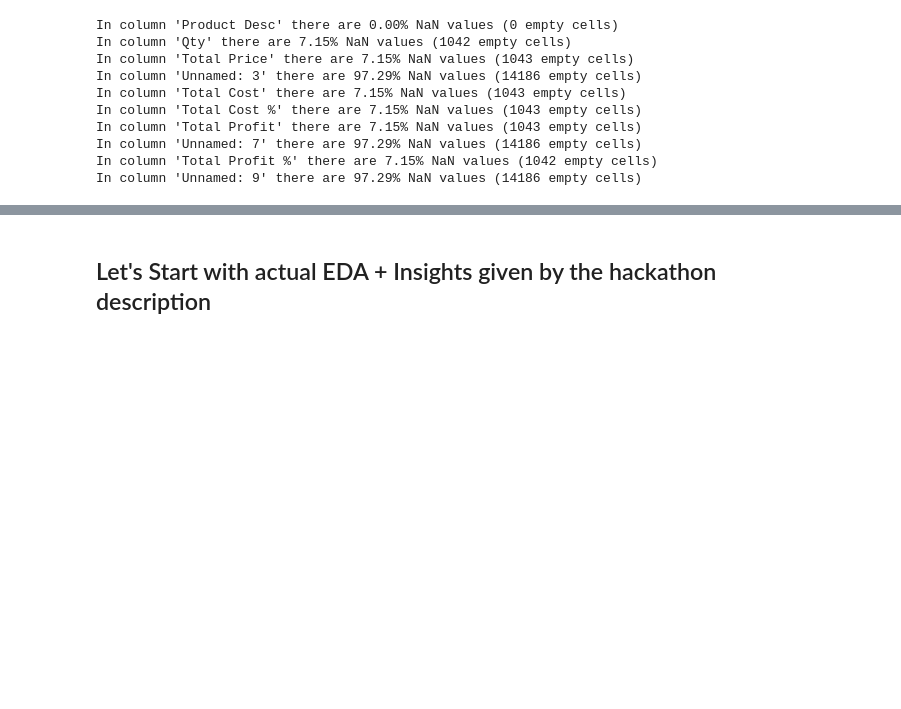
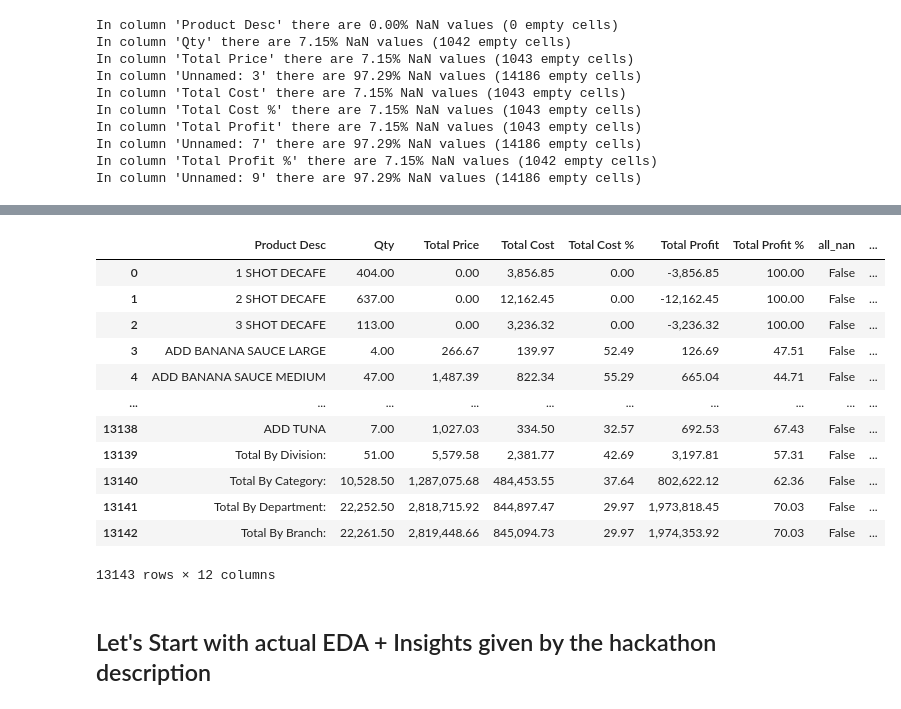
Before and after one commit to lbrahimKhaled/Stories-Coffee-Hackathon, a Jupyter notebook: EDA_14.ipynb, the cells around one changed output, grey strips where cells are left out. Saved outputs shown, nothing was run; the diff lists cells and outputs as text; code cells hidden in the pictures; blank space fills up the shorter version.

```diff
--- a/EDA_14.ipynb
+++ b/EDA_14.ipynb
@@ -36,3 +43,10 @@ In column 'Unnamed: 9' there are 97.29% NaN values (14186 empty cells)
+# %%
+##cleanup of useless rows (Jan or Product desc)
+col0 = df.columns[0]  # first column (should be "Product Desc")
+
+bad_values = {"22-Jan-26", "Product Desc"}
+
+df = df[~df[col0].astype(str).str.strip().isin(bad_values)].reset_index(drop=True)
 # %%
 #everything above 90% we ll drop completely useless LOL
 df = df.drop(columns = useless)
@@ -70,3 +228,19 @@ In column 'all_nan' there are 0.00% NaN values (0 empty cells)
+# %%
+df
+# %% [output]
+|  | Product Desc | Qty | Total Price | Total Cost | Total Cost % | Total Profit | Total Profit % | all_nan | ... |
+| 0 | 1 SHOT DECAFE | 404.00 | 0.00 | 3,856.85 | 0.00 | -3,856.85 | 100.00 | False | ... |
+| 1 | 2 SHOT DECAFE | 637.00 | 0.00 | 12,162.45 | 0.00 | -12,162.45 | 100.00 | False | ... |
+| 2 | 3 SHOT DECAFE | 113.00 | 0.00 | 3,236.32 | 0.00 | -3,236.32 | 100.00 | False | ... |
+| 3 | ADD BANANA SAUCE LARGE | 4.00 | 266.67 | 139.97 | 52.49 | 126.69 | 47.51 | False | ... |
+| 4 | ADD BANANA SAUCE MEDIUM | 47.00 | 1,487.39 | 822.34 | 55.29 | 665.04 | 44.71 | False | ... |
+| ... | ... | ... | ... | ... | ... | ... | ... | ... | ... |
+| 13138 | ADD TUNA | 7.00 | 1,027.03 | 334.50 | 32.57 | 692.53 | 67.43 | False | ... |
+| 13139 | Total By Division: | 51.00 | 5,579.58 | 2,381.77 | 42.69 | 3,197.81 | 57.31 | False | ... |
+| 13140 | Total By Category: | 10,528.50 | 1,287,075.68 | 484,453.55 | 37.64 | 802,622.12 | 62.36 | False | ... |
+| 13141 | Total By Department: | 22,252.50 | 2,818,715.92 | 844,897.47 | 29.97 | 1,973,818.45 | 70.03 | False | ... |
+| 13142 | Total By Branch: | 22,261.50 | 2,819,448.66 | 845,094.73 | 29.97 | 1,974,353.92 | 70.03 | False | ... |
+13143 rows × 12 columns
 # %% [markdown]
 ## Let's Start with actual EDA + Insights given by the hackathon description
 # %%
```
Also changed, not shown: parts of 8 cells of this notebook, 1 other file.
